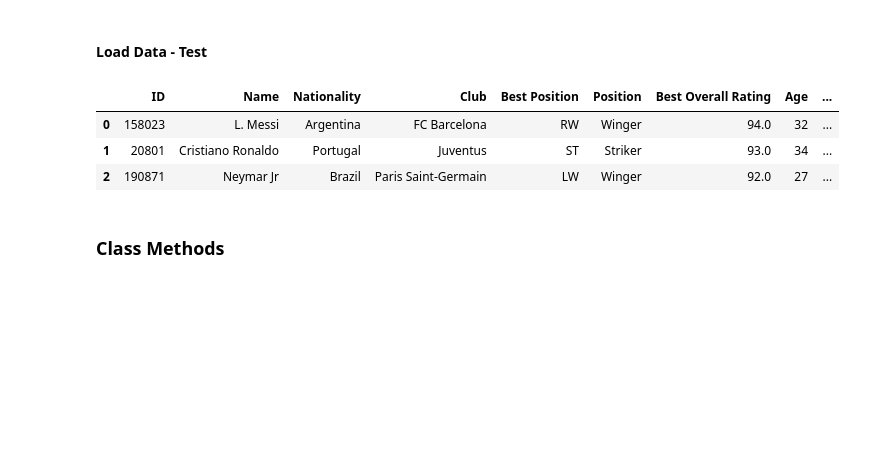
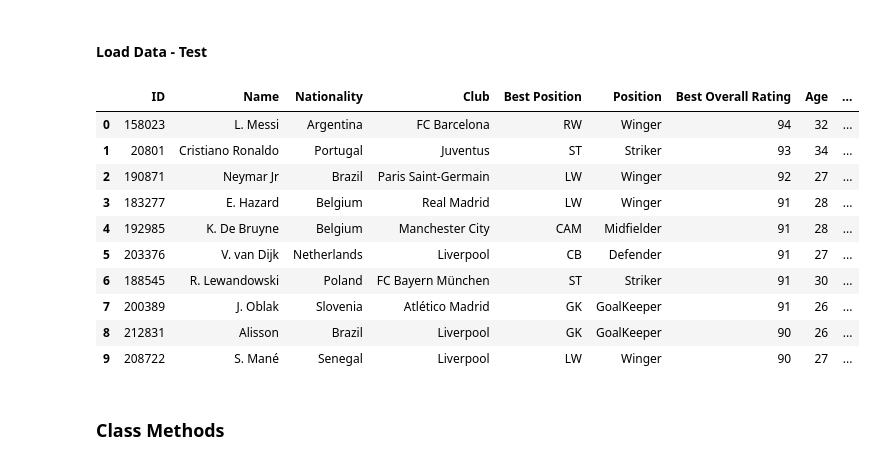
Before and after one commit to gokulnathperiasamy/FIFA2020_DataAnalysis, a Jupyter notebook: Notebook/FIFA2020DataAnalysis.ipynb, the cells around one changed output. Saved outputs shown, nothing was run; the diff lists cells and outputs as text; code cells hidden in the pictures; blank space fills up the shorter version.

```diff
--- a/Notebook/FIFA2020DataAnalysis.ipynb
+++ b/Notebook/FIFA2020DataAnalysis.ipynb
@@ -48,6 +50,14 @@ def update_player_position(best_position):
         return "Striker"
     else:
         return "NA"
+# %%
+def get_year(value):
+    try:
+        if (len(str(value)) > 4):
+            return datetime.strptime(value, '%b %d, %Y').year
+    except:
+        return datetime.today().year
+    return value
 # %% [markdown]
 #### Helper Methods - Test
 # %%
@@ -67,3 +83,5 @@ original_player_data = pd.read_csv("../DataSource/FIFA20_Official_Data.csv").sor
+# %%
+original_player_data = original_player_data[~(((original_player_data["Value"] == "€0") & (original_player_data["Wage"] == "€0")))].reset_index(drop=True)
 # %%
 original_player_data['Photo'] = original_player_data['Photo'].map(lambda path: convert_to_http(path))
 original_player_data['Flag'] = original_player_data['Flag'].map(lambda path: convert_to_http(path))
@@ -74,2 +90,14 @@ original_player_data['Position'] = original_player_data[['Position', 'Best Posit
+# %%
+original_player_data['Joined'].fillna(datetime.today().strftime('%b %d, %Y'), inplace=True)
+original_player_data['Contract Valid Until'].fillna(datetime.today().year, inplace=True)
+original_player_data['Contract Valid Until'] = original_player_data['Contract Valid Until'].apply(lambda value: get_year(value))
+original_player_data['Release Clause'].fillna(0, inplace=True)
+original_player_data['Loaned From'].fillna('-', inplace=True)
+original_player_data['Composure'].fillna(floor(original_player_data['Composure'].mean()), inplace=True)
+original_player_data['Marking'].fillna(floor(original_player_data['Marking'].mean()), inplace=True)
+original_player_data['DefensiveAwareness'].fillna(floor(original_player_data['DefensiveAwareness'].mean()), inplace=True)
+# %%
+original_player_data[['Name', 'Nationality', 'Club', 'Best Position', 'Position']] = original_player_data[['Name', 'Nationality', 'Club', 'Best Position', 'Position']].astype('string')
+original_player_data[['Best Overall Rating', 'Contract Valid Until', 'International Reputation', 'Weak Foot', 'Skill Moves', 'Crossing', 'Finishing', 'HeadingAccuracy', 'ShortPassing', 'Volleys', 'Dribbling', 'Curve', 'FKAccuracy', 'LongPassing', 'BallControl', 'Acceleration', 'SprintSpeed', 'Agility', 'Reactions', 'Balance', 'ShotPower', 'Jumping', 'Stamina', 'Strength', 'LongShots', 'Aggression', 'Interceptions', 'Positioning', 'Vision', 'Penalties', 'Composure', 'Marking', 'StandingTackle', 'SlidingTackle', 'GKDiving', 'GKHandling', 'GKKicking', 'GKPositioning', 'GKReflexes', 'DefensiveAwareness']] = original_player_data[['Best Overall Rating', 'Contract Valid Until', 'International Reputation', 'Weak Foot', 'Skill Moves', 'Crossing', 'Finishing', 'HeadingAccuracy', 'ShortPassing', 'Volleys', 'Dribbling', 'Curve', 'FKAccuracy', 'LongPassing', 'BallControl', 'Acceleration', 'SprintSpeed', 'Agility', 'Reactions', 'Balance', 'ShotPower', 'Jumping', 'Stamina', 'Strength', 'LongShots', 'Aggression', 'Interceptions', 'Positioning', 'Vision', 'Penalties', 'Composure', 'Marking', 'StandingTackle', 'SlidingTackle', 'GKDiving', 'GKHandling', 'GKKicking', 'GKPositioning', 'GKReflexes', 'DefensiveAwareness']].astype(int)
 # %%
 original_player_data = original_player_data[['ID', 'Name', 'Nationality', 'Club', 'Best Position', 'Position', 'Best Overall Rating', 'Age', 'Value', 'Wage', 'Joined', 'Contract Valid Until', 'Release Clause', 'Overall', 'Potential', 'Height', 'Weight', 'Preferred Foot', 'Photo', 'Flag', 'Club Logo', 'Special', 'International Reputation', 'Weak Foot', 'Skill Moves', 'Work Rate', 'Body Type', 'Real Face', 'Jersey Number', 'Loaned From', 'Crossing', 'Finishing', 'HeadingAccuracy', 'ShortPassing', 'Volleys', 'Dribbling', 'Curve', 'FKAccuracy', 'LongPassing', 'BallControl', 'Acceleration', 'SprintSpeed', 'Agility', 'Reactions', 'Balance', 'ShotPower', 'Jumping', 'Stamina', 'Strength', 'LongShots', 'Aggression', 'Interceptions', 'Positioning', 'Vision', 'Penalties', 'Composure', 'Marking', 'StandingTackle', 'SlidingTackle', 'GKDiving', 'GKHandling', 'GKKicking', 'GKPositioning', 'GKReflexes', 'DefensiveAwareness']]
@@ -84,12 +132,19 @@ list_of_positions = pd.DataFrame({'Position': original_player_data["Best Positio
 # %% [markdown]
 #### Load Data - Test
 # %%
-original_player_data.head(3)
+original_player_data.head(10)
 # %% [output]
 |  | ID | Name | Nationality | Club | Best Position | Position | Best Overall Rating | Age | ... |
-| 0 | 158023 | L. Messi | Argentina | FC Barcelona | RW | Winger | 94.0 | 32 | ... |
-| 1 | 20801 | Cristiano Ronaldo | Portugal | Juventus | ST | Striker | 93.0 | 34 | ... |
-| 2 | 190871 | Neymar Jr | Brazil | Paris Saint-Germain | LW | Winger | 92.0 | 27 | ... |
+| 0 | 158023 | L. Messi | Argentina | FC Barcelona | RW | Winger | 94 | 32 | ... |
+| 1 | 20801 | Cristiano Ronaldo | Portugal | Juventus | ST | Striker | 93 | 34 | ... |
+| 2 | 190871 | Neymar Jr | Brazil | Paris Saint-Germain | LW | Winger | 92 | 27 | ... |
+| 3 | 183277 | E. Hazard | Belgium | Real Madrid | LW | Winger | 91 | 28 | ... |
+| 4 | 192985 | K. De Bruyne | Belgium | Manchester City | CAM | Midfielder | 91 | 28 | ... |
+| 5 | 203376 | V. van Dijk | Netherlands | Liverpool | CB | Defender | 91 | 27 | ... |
+| 6 | 188545 | R. Lewandowski | Poland | FC Bayern München | ST | Striker | 91 | 30 | ... |
+| 7 | 200389 | J. Oblak | Slovenia | Atlético Madrid | GK | GoalKeeper | 91 | 26 | ... |
+| 8 | 212831 | Alisson | Brazil | Liverpool | GK | GoalKeeper | 90 | 26 | ... |
+| 9 | 208722 | S. Mané | Senegal | Liverpool | LW | Winger | 90 | 27 | ... |
 # %% [markdown]
 ### Class Methods
 # %%
```
Also changed, not shown: parts of 18 cells of this notebook.
